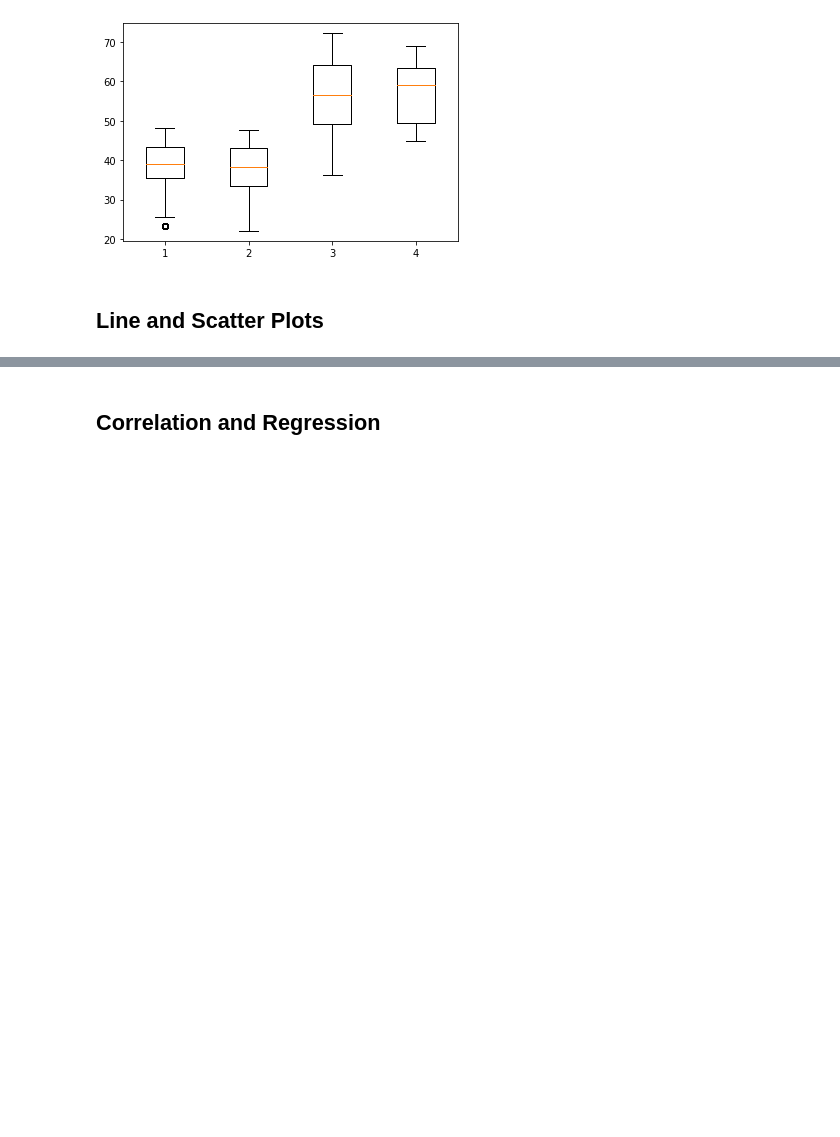
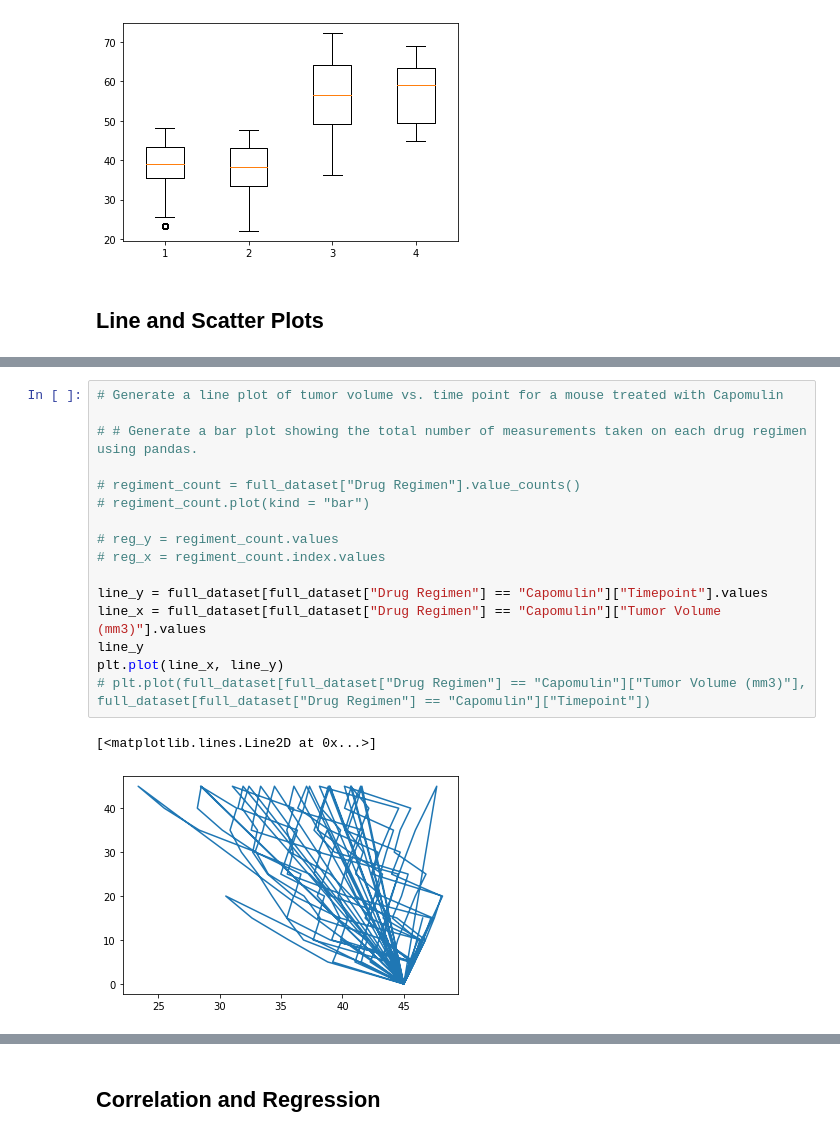
Before and after one commit to pjb327/matplotlib_hw, a Jupyter notebook: pymaceuticals_starter.ipynb, the cells around one changed output, grey strips where cells are left out. Cells and saved outputs as stored; diff of their text form; blank space fills up the shorter version.

```diff
--- a/pymaceuticals_starter.ipynb
+++ b/pymaceuticals_starter.ipynb
@@ -353,2 +366,21 @@ plt.line
+# %%
+# Generate a line plot of tumor volume vs. time point for a mouse treated with Capomulin
+
+# # Generate a bar plot showing the total number of measurements taken on each drug regimen using pandas.
+
+# regiment_count = full_dataset["Drug Regimen"].value_counts()
+# regiment_count.plot(kind = "bar")
+
+# reg_y = regiment_count.values
+# reg_x = regiment_count.index.values
+
+line_y = full_dataset[full_dataset["Drug Regimen"] == "Capomulin"]["Timepoint"].values
+line_x = full_dataset[full_dataset["Drug Regimen"] == "Capomulin"]["Tumor Volume (mm3)"].values
+line_y
+plt.plot(line_x, line_y)
+# plt.plot(full_dataset[full_dataset["Drug Regimen"] == "Capomulin"]["Tumor Volume (mm3)"], full_dataset[full_dataset["Drug Regimen"] == "Capomulin"]["Timepoint"])
+# %% [output]
+[<matplotlib.lines.Line2D at 0x...>]
+[figure, added]
 # %%
 # Generate a scatter plot of average tumor volume vs. mouse weight for the Capomulin regimen
```
Also changed, not shown: parts of 4 cells of this notebook.
